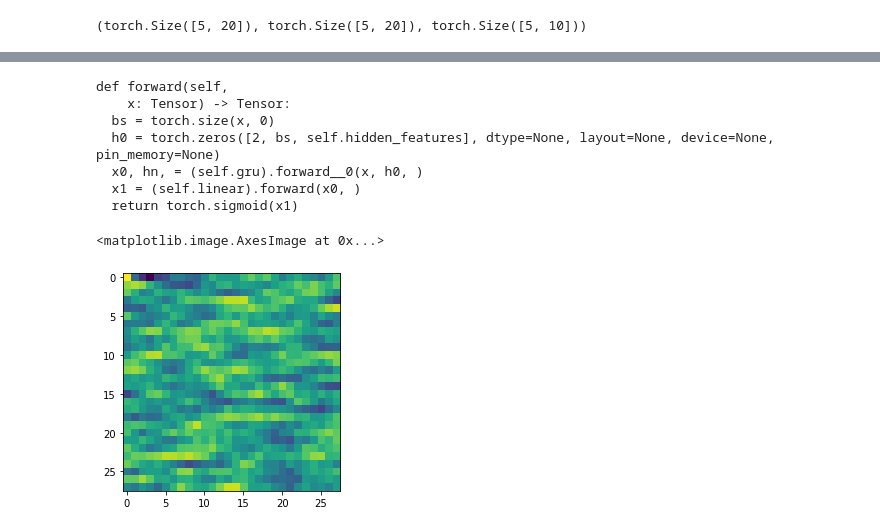
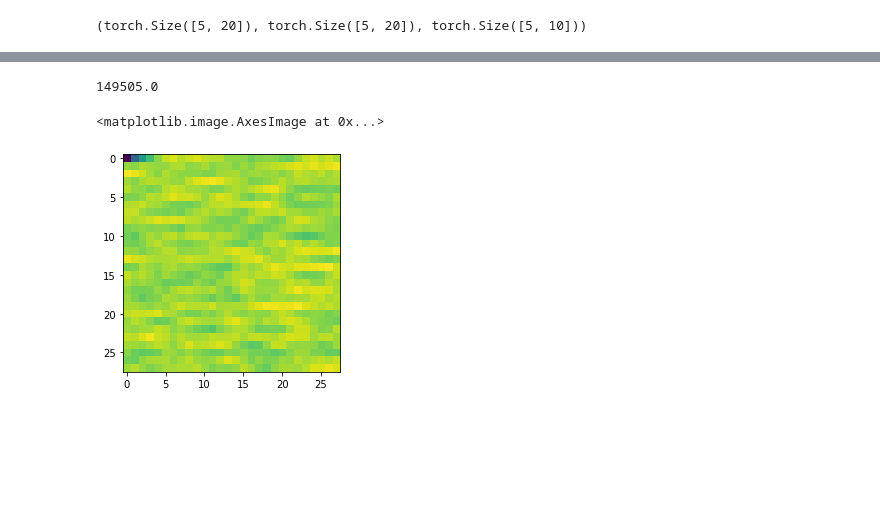
Before and after one commit to ichko/differentiable-simulation, a Jupyter notebook: notebooks/05-torch-rnn.ipynb, the cells around one changed output, grey strips where cells are left out. Saved outputs shown, nothing was run; the diff lists cells and outputs as text; code cells hidden in the pictures; blank space fills up the shorter version.

```diff
--- a/notebooks/05-torch-rnn.ipynb
+++ b/notebooks/05-torch-rnn.ipynb
@@ -118,20 +96,0 @@ class Model(nn.Module):
-# %%
-def mk_model():
-    return torch.jit.script(Model(hidden_features=128))
-
-model = mk_model()
-print(model.code)
-# %% [output]
-def forward(self,
-    x: Tensor) -> Tensor:
-  bs = torch.size(x, 0)
-  h0 = torch.zeros([2, bs, self.hidden_features], dtype=None, layout=None, device=None, pin_memory=None)
-  x0, hn, = (self.gru).forward__0(x, h0, )
-  x1 = (self.linear).forward(x0, )
-  return torch.sigmoid(x1)
-# %%
-o = model(X.reshape(1, -1, 1)).view(28, 28).detach().numpy()
-plt.imshow(o)
-# %% [output]
-<matplotlib.image.AxesImage at 0x...>
-[figure, removed]
@@ -138 +105,32 @@ plt.imshow(o)
+# %%
+model = nn.Sequential(
+    LambdaLayer(lambda x: x.reshape(1, -1, 1)),
+    nn.GRU(1, 128, num_layers=2, batch_first=True),
+    LambdaLayer(lambda x: x[0]),
+    nn.Linear(128, 1),
+    nn.Sigmoid(),
+).to(DEVICE)
+
+train = nn.Sequential(
+    model,
+    LambdaLayer(lambda x: x.reshape(1, 28, 28)),
+)
+
+predict = nn.Sequential(
+    model,
+    LambdaLayer(lambda x: x.reshape(28, 28)),
+    LambdaLayer(lambda x: x.cpu().detach().numpy()),
+)
+
+sum(
+    torch.prod(torch.Tensor(list((p.size()))))
+    for p in model.parameters()
+).item()
+# %% [output]
+149505.0
+# %%
+plt.imshow(predict(X.reshape(1, 28, 28)))
+# %% [output]
+<matplotlib.image.AxesImage at 0x...>
+[figure, added]
 # %%
```
Also changed, not shown: parts of 17 cells of this notebook.
